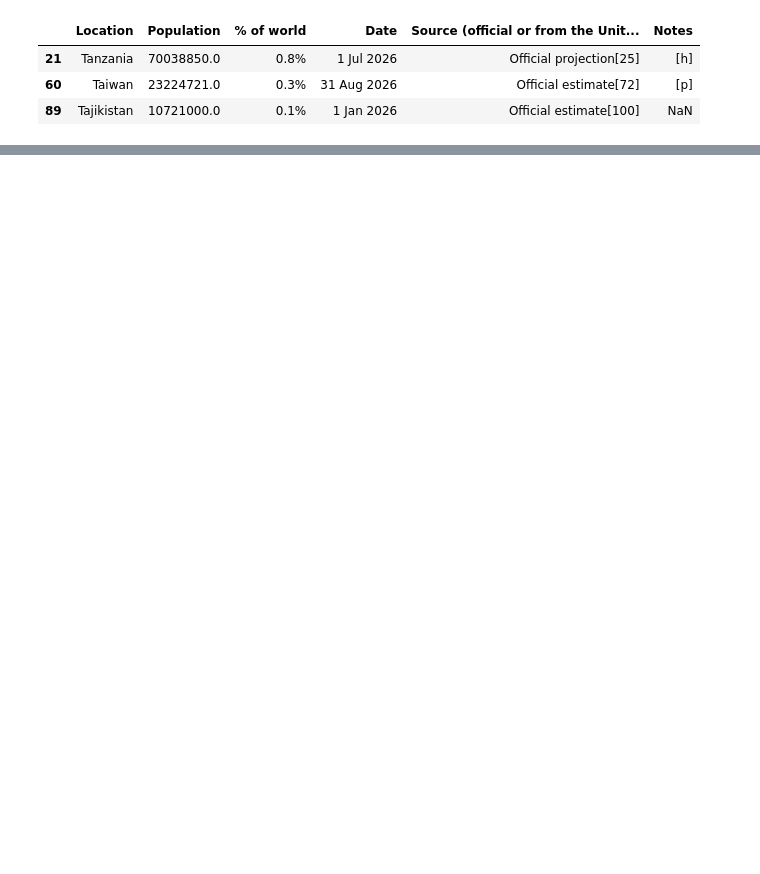
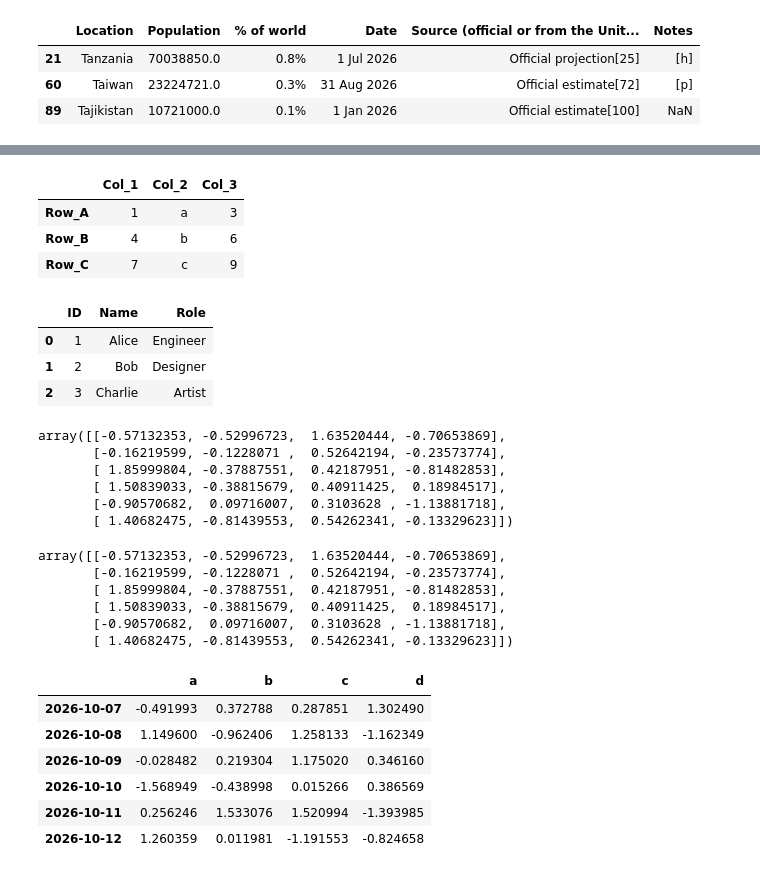
Before and after one commit to tjwei/DataScienceSoftware2026, a Jupyter notebook: pandas01.ipynb, the cells around one changed output, grey strips where cells are left out. Cells and saved outputs as stored; diff of their text form; code cells hidden in the pictures; blank space fills up the shorter version.

```diff
--- a/pandas01.ipynb
+++ b/pandas01.ipynb
@@ -165,0 +276,65 @@ KeyError: 0
+# %%
+import pandas as pd
+
+# Create a dictionary where we want the keys to be rows
+data = {
+    'Row_A': [1, 'a', 3],
+    'Row_B': [4, 'b', 6],
+    'Row_C': [7, 'c', 9]
+}
+
+# Construct DataFrame using from_dict with orient='index'
+df_orient = pd.DataFrame.from_dict(data, orient='index', columns=['Col_1', 'Col_2', 'Col_3'])
+df_orient
+# %% [output]
+|  | Col_1 | Col_2 | Col_3 |
+| Row_A | 1 | a | 3 |
+| Row_B | 4 | b | 6 |
+| Row_C | 7 | c | 9 |
+# %%
+import pandas as pd
+
+# Create a list of tuples representing records
+records = [
+    (1, 'Alice', 'Engineer'),
+    (2, 'Bob', 'Designer'),
+    (3, 'Charlie', 'Artist')
+]
+
+# Construct DataFrame using from_records and specify column names
+df_records = pd.DataFrame.from_records(records, columns=['ID', 'Name', 'Role'])
+df_records
+# %% [output]
+|  | ID | Name | Role |
+| 0 | 1 | Alice | Engineer |
+| 1 | 2 | Bob | Designer |
+| 2 | 3 | Charlie | Artist |
+# %%
+df.to_numpy()
+# %% [output]
+array([[-0.57132353, -0.52996723,  1.63520444, -0.70653869],
+       [-0.16219599, -0.1228071 ,  0.52642194, -0.23573774],
+       [ 1.85999804, -0.37887551,  0.42187951, -0.81482853],
+       [ 1.50839033, -0.38815679,  0.40911425,  0.18984517],
+       [-0.90570682,  0.09716007,  0.3103628 , -1.13881718],
+       [ 1.40682475, -0.81439553,  0.54262341, -0.13329623]])
+# %%
+df.values
+# %% [output]
+array([[-0.57132353, -0.52996723,  1.63520444, -0.70653869],
+       [-0.16219599, -0.1228071 ,  0.52642194, -0.23573774],
+       [ 1.85999804, -0.37887551,  0.42187951, -0.81482853],
+       [ 1.50839033, -0.38815679,  0.40911425,  0.18984517],
+       [-0.90570682,  0.09716007,  0.3103628 , -1.13881718],
+       [ 1.40682475, -0.81439553,  0.54262341, -0.13329623]])
+# %%
+df = pd.DataFrame(np.random.randn(6, 4), index=dates.values, columns=['a','b','c','d'])
+df
+# %% [output]
+|  | a | b | c | d |
+| 2026-10-07 | -0.491993 | 0.372788 | 0.287851 | 1.302490 |
+| 2026-10-08 | 1.149600 | -0.962406 | 1.258133 | -1.162349 |
+| 2026-10-09 | -0.028482 | 0.219304 | 1.175020 | 0.346160 |
+| 2026-10-10 | -1.568949 | -0.438998 | 0.015266 | 0.386569 |
+| 2026-10-11 | 0.256246 | 1.533076 | 1.520994 | -1.393985 |
+| 2026-10-12 | 1.260359 | 0.011981 | -1.191553 | -0.824658 |
```
Also changed, not shown: parts of 38 cells of this notebook.
